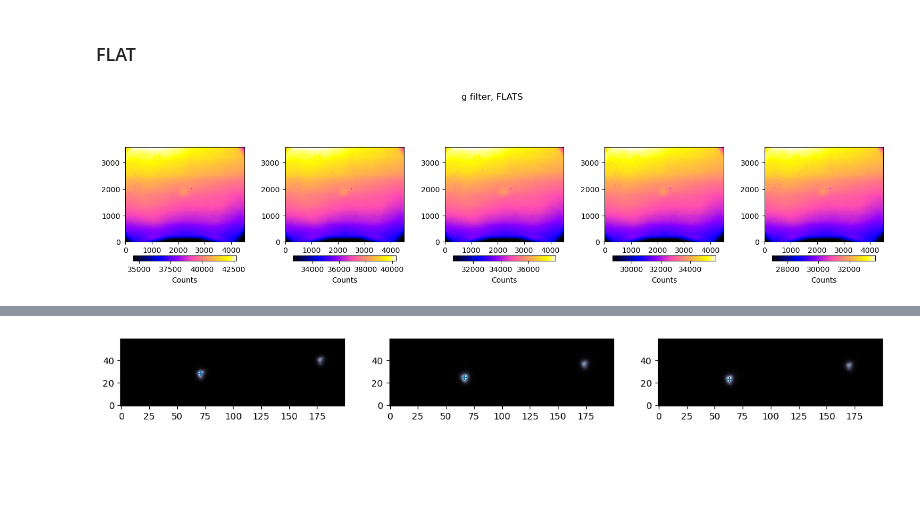
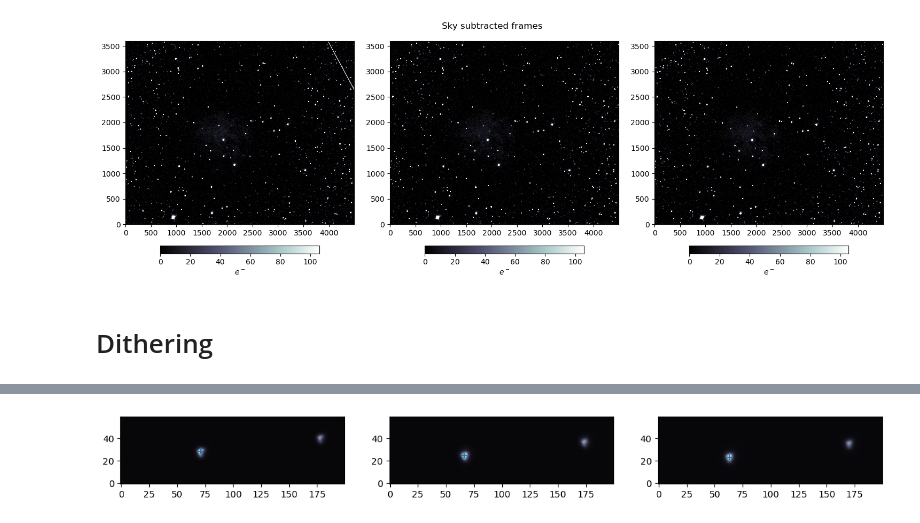
Before and after one commit to robertoinfurna/lab_TOBI_telescope, a Jupyter notebook: g_filter.ipynb, the cells around one changed output, grey strips where cells are left out. Cells and saved outputs as stored; diff of their text form; code cells hidden in the pictures; blank space fills up the shorter version.

```diff
--- a/g_filter.ipynb
+++ b/g_filter.ipynb
@@ -87,30 +200,48 @@ plt.show()
+# %%
+# sky subtraction
+
+# Covers the nebula with a circular mask
+
+Y, X = np.ogrid[:3599, :4499]
+radius = 650
+center = (1850,1600)
+mask_circ = np.sqrt((X - center[0])**2 + (Y-center[1])**2) <= radius
+
+from photutils.background import (Background2D, MedianBackground, BkgZoomInterpolator)
+from astropy import stats as astrostats
+
+frame_sky_subtracted  = []
+
+for i in range(3):
+
+    box_size = (50,50)
+    filter_size = (3,3)
+    exclude_percentile = 30
+
+    bkg = Background2D(frame_sky[i],
+                    mask=mask_circ,                             # 'mask' defines which pixels to exclude from the background estimation.
+                    box_size=box_size,                          # 'box_size' is the size (in pixels) of the box used to estimate the background.
+                    sigma_clip=astrostats.SigmaClip(sigma=3.),  # 'sigma_clip' is the method to use for robust averaging within the grid cells.
+                    filter_size=filter_size,                    # 'filter_size' is how many cells to "averaged" before doing the interpolation. This can also be a rectangle -- e.g. (3,4) -- if desired.
+                    exclude_percentile=exclude_percentile,      # 'exclude_percentile'. If a mesh has more than this percent of its pixels masked then it will be excluded from the low-resolution map.
+                    bkg_estimator=MedianBackground(),           # 'bkg_estimator' is the method to use for averaging the values in the cells.
+                    interpolator=BkgZoomInterpolator(order=3))  # 'interpolator' is the method to use to interpolate the background (bicubic spline in this case).
+
+    frame_sky_subtracted .append(frame_sky[i] - bkg.background)
+
+del frame_sky
+# %%
+fig, ax = plt.subplots(1,3,figsize=(15,5))
+fig.suptitle("Sky subtracted frames")
+
+for i in range(3):
+
+    im = ax[i].imshow(frame_sky_subtracted[i], clim=[0,np.quantile(frame_sky_subtracted[i], [0.99])], cmap='bone', origin='lower')
+    plt.colorbar(im, ax=ax[i], location='bottom', fraction=0.0375, pad=0.1, label="$e^-$")
+
+plt.tight_layout()
+plt.show()
+# %% [output]
+[figure, added]
 # %% [markdown]
-### FLAT
+# Dithering
-# %%
-# Path to the FITS files
-file_path = [f'data/flat_g_28_10_24/Calib_04{str(i).zfill(1)}flat_m20_g_1s.fit' for i in range(5)]
-
-# Open the BIAS file
-flat = []
-
-for f_p in file_path:
-    with fits.open(f_p) as hdul:
-        #hdul.info()    # Display information about the FITS file contents
-        flat.append(hdul[0].data)  # Access the primary data (assuming image is in the primary HDU)
-
-fig, ax = plt.subplots(1,5,figsize=(15,4))
-fig.suptitle("g filter, FLATS")
-
-for i in range(5):
-
-            #plt.colorbar(fraction=0.0375, pad=0.02);
-
-    im = ax[i].imshow(flat[i], clim=np.quantile(flat[i], [0.01, 0.99]), cmap='gnuplot2', origin='lower')  # Use clim to scale the image based on the 1st and 99th quantiles
-    plt.colorbar(im, ax=ax[i], location='bottom', fraction=0.0375, pad=0.1, label="Counts")  # Make sure to use the `im` object for colorbar
-    #ax[i].set(xlabel="X Pixel",ylabel="Y Pixel")
-
-#plt.subplots_adjust(bottom=0.15)
-plt.tight_layout(rect=[0, 0.05, 1, 0.95])
-plt.show()
-# %% [output]
-[figure, removed]
```
Also changed, not shown: parts of 30 cells of this notebook, 2 other files.
